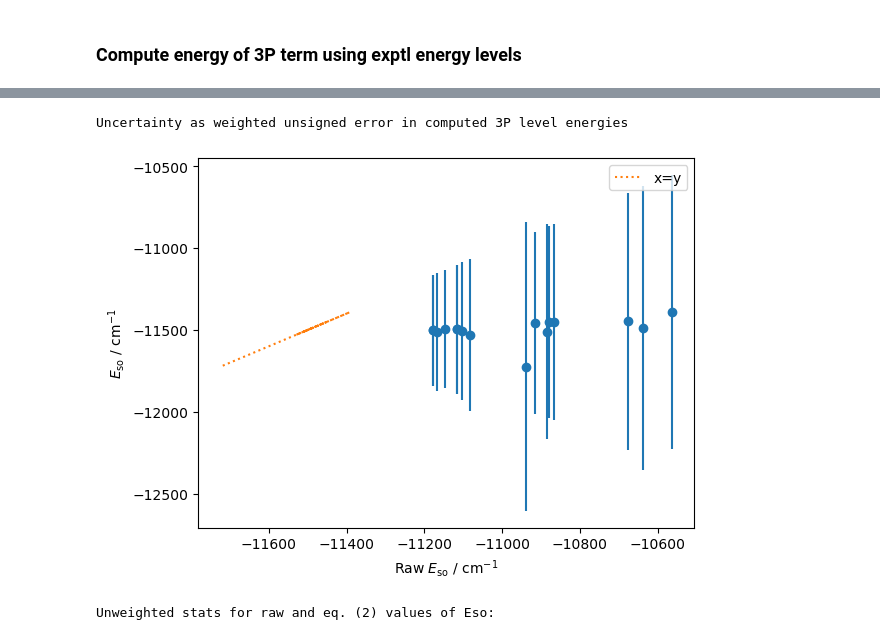
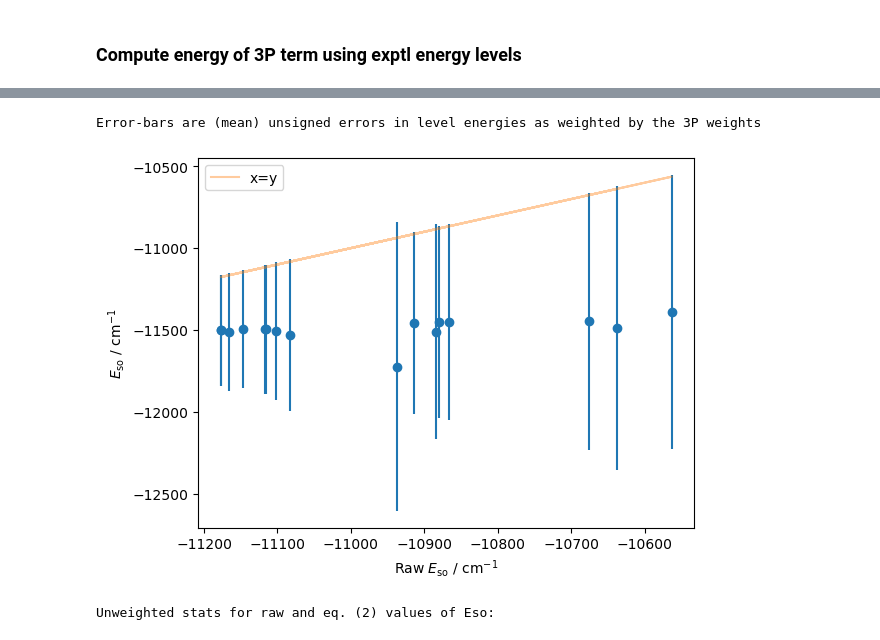
Before and after one commit to kkinist/atomic_SOC, a Jupyter notebook: MSS/Pb_results_analysis.ipynb, the cells around one changed output, grey strips where cells are left out. Saved outputs shown, nothing was run; the diff lists cells and outputs as text; code cells hidden in the pictures.

```diff
--- a/MSS/Pb_results_analysis.ipynb
+++ b/MSS/Pb_results_analysis.ipynb
@@ -139,12 +130,19 @@ Current evaluation of eq. (2) agrees with earlier values
-# %%
-werrl = []
-for icalc, lett in enumerate(dfd.keys()):
-    df = dfd[lett]
-    wcol = '(1)3P'
-    if wcol not in df.columns:
-        wcol = '3P'
-    wts = df[wcol].values
-    uerr = np.abs(df['err'].values)
-    werr = np.dot(wts, uerr) / wts.sum()
-    werrl.append(werr)
-dfout['wtd uerr'] = np.round(werrl, nround)
+# %%
+err_choice = 'unsigned'  # choose here either 'unsigned' or 'rms'
+print(f'Treatment of errors in level energies: {err_choice}')
+werrl = []
+for icalc, lett in enumerate(dfd.keys()):
+    df = dfd[lett]
+    wcol = '(1)3P'
+    if wcol not in df.columns:
+        wcol = wcol[3:]  # remove prefix '(1)'
+    wts = df[wcol].values
+    if err_choice == 'unsigned':
+        err = np.abs(df['err'].values)
+    elif err_choice == 'rms':
+        err = df['err'].values ** 2
+    werr = np.dot(wts, err) / wts.sum()
+    if err_choice == 'rms':
+        werr = np.sqrt(werr)
+    werrl.append(werr)
+dfout['wtd err'] = np.round(werrl, nround)
@@ -151,8 +171,8 @@ dfout['wtd uerr'] = np.round(werrl, nround)
 # %%
 # Discard calculations with excessive error in 3P level energies
-max_uerr = 1000.  # only use calculations with smaller values of the weighted, unsigned error in 3P levels
-nbig = len(dfout[dfout['wtd uerr'] > max_uerr])
+max_err = 1000.  # only use calculations with smaller values of the weighted, unsigned error in 3P levels
+nbig = len(dfout[dfout['wtd err'] > max_err])
 if nbig:
-    print(f'Discarding {nbig} calculations because their energy errors > {max_uerr} cm-1')
-    dfout = dfout[dfout['wtd uerr'] <= max_uerr]
+    print(f'Discarding {nbig} calculations because their weighted energy errors > {max_err} cm-1')
+    dfout = dfout[dfout['wtd err'] <= max_err]
 # %% [output]
@@ -182,18 +202,18 @@ dfout.sort_values('wtd uerr')
 | 33 | AJ | 3(P,D,P,S) + 1(D,S,P,D,S) | 99 | dac5zpp | (4/7) | -10937.58 | pb_3PDPS1DSPDS_dac5zpp_99.pro | -11723.6 | 882.4 |
 # %%
 # Choose values for uncertainties
-print('Uncertainty as weighted unsigned error in computed 3P level energies')
-yunc = dfout['wtd uerr']
+print(f'Error-bars are (mean) {err_choice} errors in level energies as weighted by the 3P weights')
+yunc = dfout['wtd err']
 plt.errorbar(dfout['Raw Eso'], dfout['Eso'], yerr=yunc, fmt='o')
 plt.ylabel(r'$E_\mathrm{so}$ / cm$^{-1}$')
 plt.xlabel(r'Raw $E_\mathrm{so}$ / cm$^{-1}$')
 # show y=x line
-plt.plot(dfout['Eso'], dfout['Eso'], ls=':', label='x=y')
+plt.plot(dfout['Raw Eso'], dfout['Raw Eso'], label='x=y', alpha=0.4)
 plt.legend()
 plt.show()
 # %% [output]
-Uncertainty as weighted unsigned error in computed 3P level energies
+Error-bars are (mean) unsigned errors in level energies as weighted by the 3P weights
-[figure, old version]
+[figure, new version]
 # %%
 print('Unweighted stats for raw and eq. (2) values of Eso:')
 xraw = dfout["Raw Eso"].values
```
Also changed, not shown: parts of 27 cells of this notebook.
